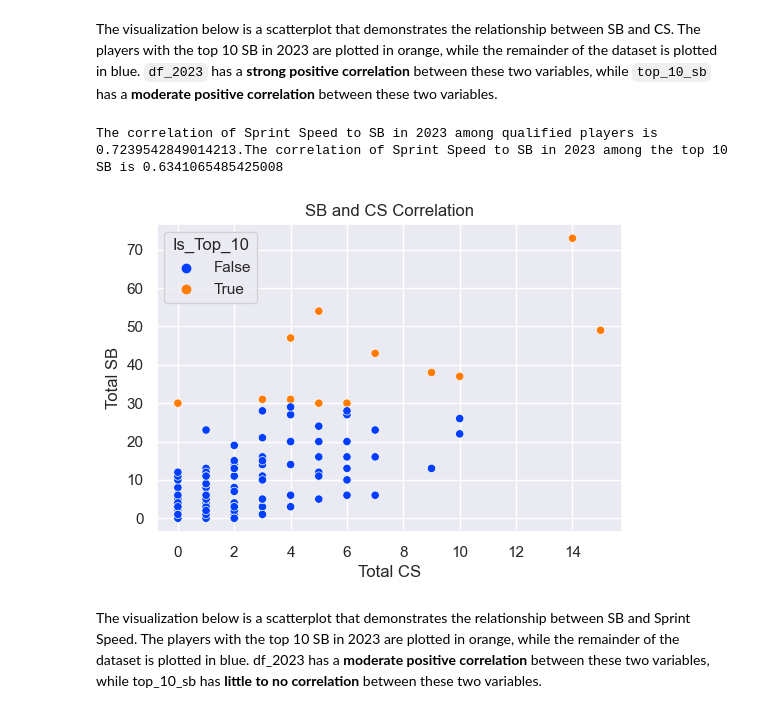
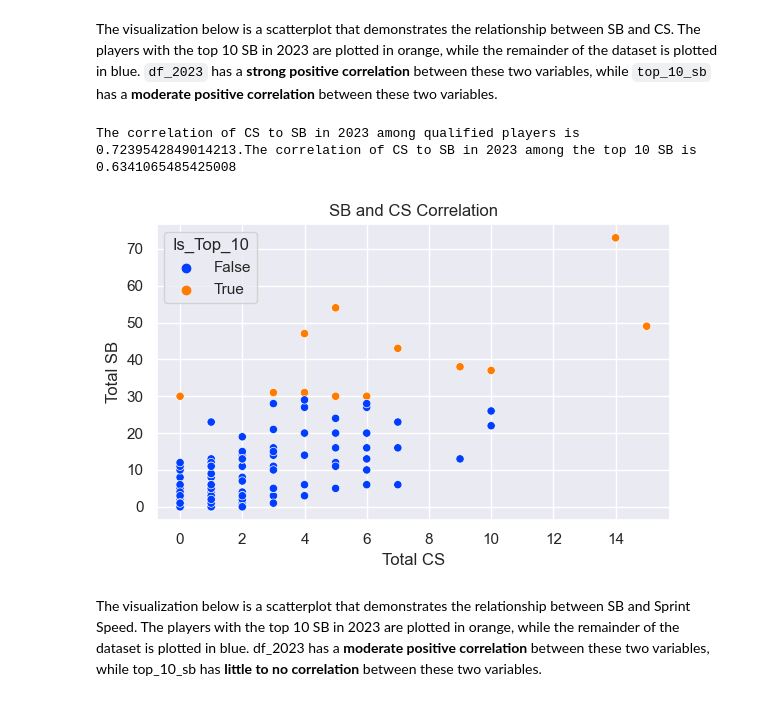
Before and after one commit to scarlettvalentin/mlb_stolen_bases, a Jupyter notebook: notebook.ipynb, the cells around one changed output. Cells and saved outputs as stored; diff of their text form; code cells hidden in the pictures.

```diff
--- a/notebook.ipynb
+++ b/notebook.ipynb
@@ -329,21 +330,21 @@ The visualization below is a scatterplot that demonstrates the relationship betw
 # %%
 # Create a scatterplot of SB and CS with the top 10 SB points in a different color
 ax = sns.scatterplot(df_2023, x='R_Total_Caught_Stealing', y='R_Total_Stolen_Base', hue='Is_Top_10')
 
 # Label the plot
 ax.set_xlabel('Total CS')
 ax.set_ylabel('Total SB')
 ax.set_title('SB and CS Correlation');
 
 # Calulate correlations between the two variables for the two datasets
 corr_2023 = df_2023['R_Total_Caught_Stealing'].corr(df_2023['R_Total_Stolen_Base'])
 corr_top_10 = top_10_sb['R_Total_Caught_Stealing'].corr(top_10_sb['R_Total_Stolen_Base'])
 
-print(f'The correlation of Sprint Speed to SB in 2023 among qualified players is {corr_2023}.\
-The correlation of Sprint Speed to SB in 2023 among the top 10 SB is {corr_top_10}')
+print(f'The correlation of CS to SB in 2023 among qualified players is {corr_2023}.\
+The correlation of CS to SB in 2023 among the top 10 SB is {corr_top_10}')
 # %% [output]
-The correlation of Sprint Speed to SB in 2023 among qualified players is 0.7239542849014213.The correlation of Sprint Speed to SB in 2023 among the top 10 SB is 0.6341065485425008
+The correlation of CS to SB in 2023 among qualified players is 0.7239542849014213.The correlation of CS to SB in 2023 among the top 10 SB is 0.6341065485425008
-[figure, old version]
+[figure, new version]
 # %% [markdown]
 The visualization below is a scatterplot that demonstrates the relationship between SB and Sprint Speed. The players with the top 10 SB in 2023 are plotted in orange, while the remainder of the dataset is plotted in blue. df_2023 has a **moderate positive correlation** between these two variables, while top_10_sb has **little to no correlation** between these two variables.
 # %%
```
Also changed, not shown: parts of 10 cells of this notebook.
